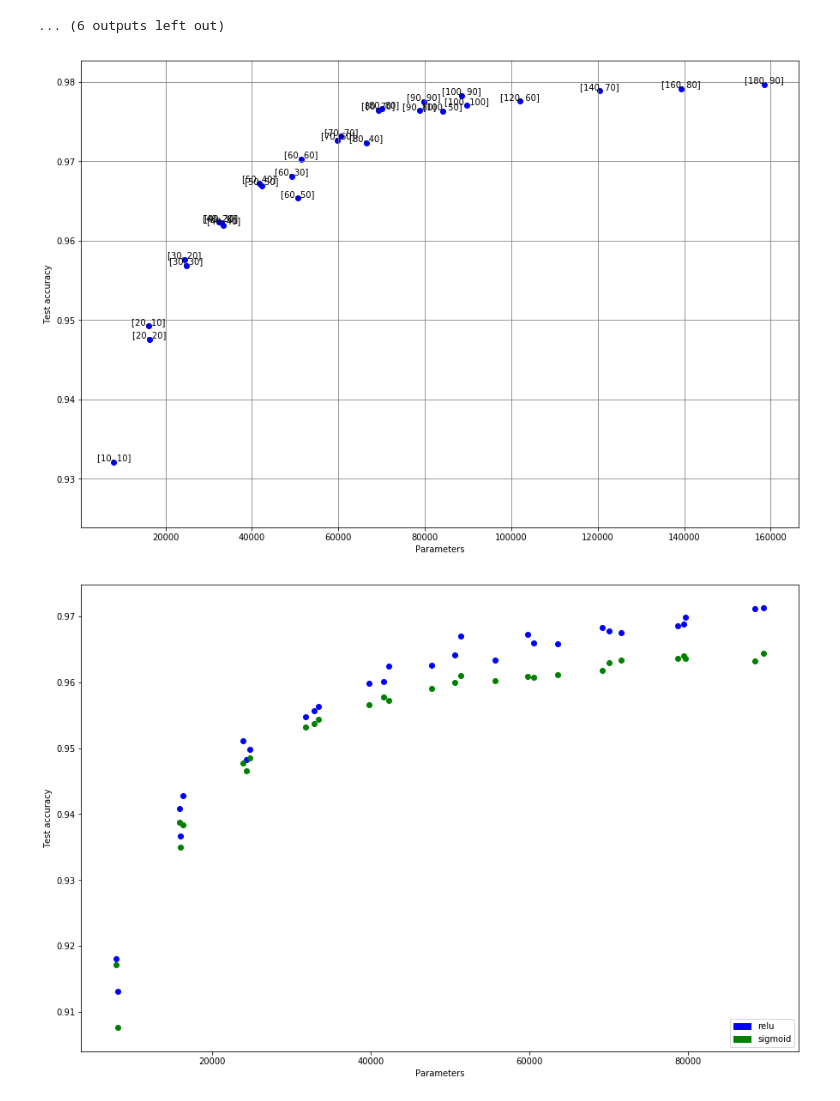
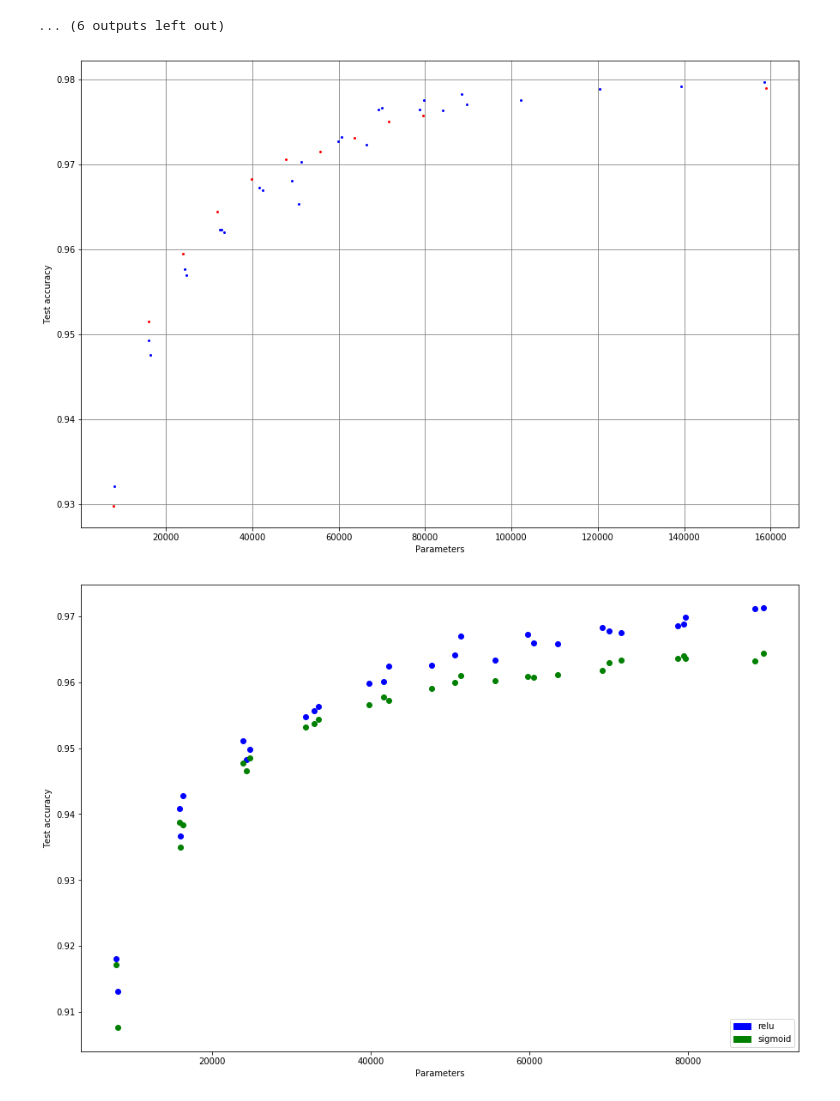
Before and after one commit to timellemeet/seminar, a Jupyter notebook: src/neuralnet/analysis.ipynb, the cells around one changed output. Drawn from its saved outputs; the diff is of its cells as text; code cells hidden in the pictures.

```diff
--- a/src/neuralnet/analysis.ipynb
+++ b/src/neuralnet/analysis.ipynb
@@ -13,5 +25,5 @@ import matplotlib2tikz
 # %%
-models = load_models('../neuralnet/Results/Base/')
+models = results_analysis.load_models('../neuralnet/Results/Base/')
 # %%
 for model in models:
     layers = model.model[0]['info']['netparams']['hidden_layers']
@@ -122,32 +134,36 @@ Average test_accuracy: 0.9818
 [figure]
 ... (6 outputs left out)
 # %%
-for model in models:
+for model in models[:-6]:
     texts = []
     acc = model.overall_test_accuracy
     layers = model.model[0]['info']['netparams']['hidden_layers']
     operations = 784*layers[0]+10*layers[-1] + layers[0] + 10
     for i in range(1, len(layers)):
         #weights + bias
         operations += layers[i-1]*layers[i]+layers[i]
     fig = plt.gcf()
     fig.set_size_inches(15,10)
-    if len(layers)==2:
-        plt.scatter(operations, acc, marker='o',color='b')
-        texts.append(plt.text(operations, acc, str(layers), ha='center', va='bottom'))
+
+    if len(layers)==1:
+        plt.plot(operations, acc, marker='o',color='r', markersize=2)
+        #texts.append(plt.text(operations, acc, str(layers), ha='center', va='bottom'))
+
+    elif len(layers)==2:
+        plt.plot(operations, acc, marker='o',color='b', markersize=2)
+        #texts.append(plt.text(operations, acc, str(layers), ha='center', va='bottom'))
 #     if len(layers) == 1 and layers[0]<=200:
 #         plt.scatter(operations, acc, marker='.',color='r')
 #         texts.append(plt.text(operations, acc, str(layers), ha='center', va='bottom'))
-    if
 plt.xlabel('Parameters')
 plt.ylabel('Test accuracy')
 plt.grid()
 plt.rc('grid', linestyle="-", color='grey')
 adjust_text(texts, arrowprops=dict(arrowstyle='->', color='red'))
-plt.show()
-# matplotlib2tikz.save("../plots/test.tex")
+#plt.show()
+matplotlib2tikz.save("../plots/singlevdouble.tex")
 # %% [output]
-[figure, old version]
+[figure, new version]
 # %%
 model_act = load_models('../neuralnet/Results/Base/ActivationFunc/')
 # %%
```
Also changed, not shown: parts of 1 cell of this notebook, 5 other files.
